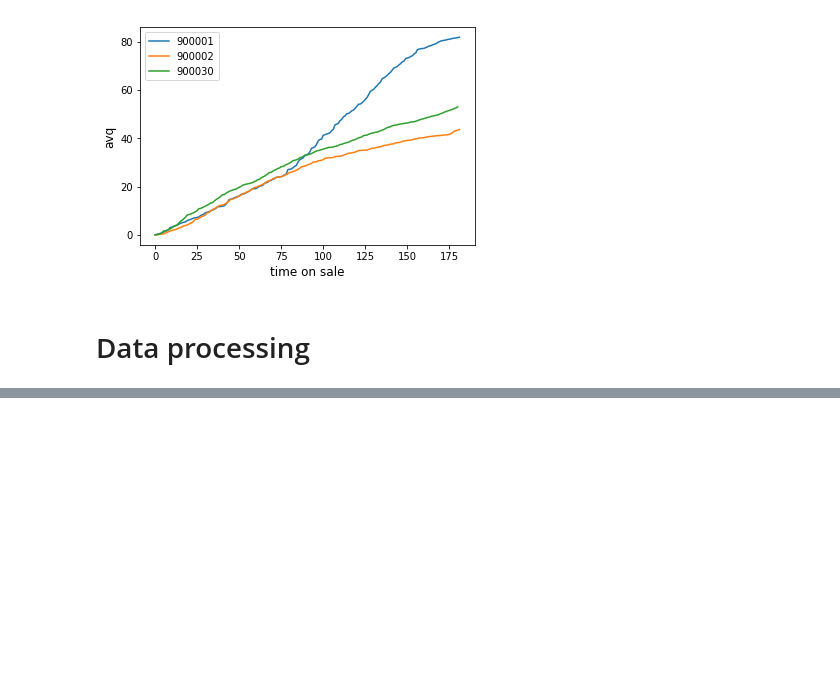
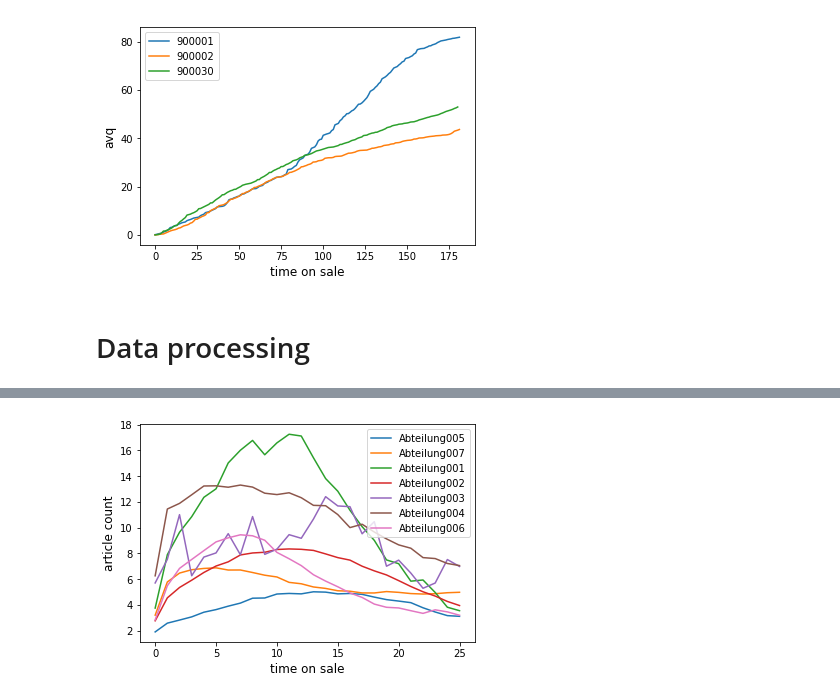
Before and after one commit to indyfree/tailor, a Jupyter notebook: notebooks/10-presentation-notebook.ipynb, the cells around one changed output, grey strips where cells are left out. Cells and saved outputs as stored; diff of their text form; code cells hidden in the pictures; blank space fills up the shorter version.

```diff
--- a/notebooks/10-presentation-notebook.ipynb
+++ b/notebooks/10-presentation-notebook.ipynb
@@ -126,0 +217,4 @@ As part of this, we transform the different columns into specific datatypes:
+# %%
+plot_feature_characteristics(processed_data, 'Abteilung', 'article_count');
+# %% [output]
+[figure, added]
```
Also changed, not shown: parts of 19 cells of this notebook, 1 other file.
